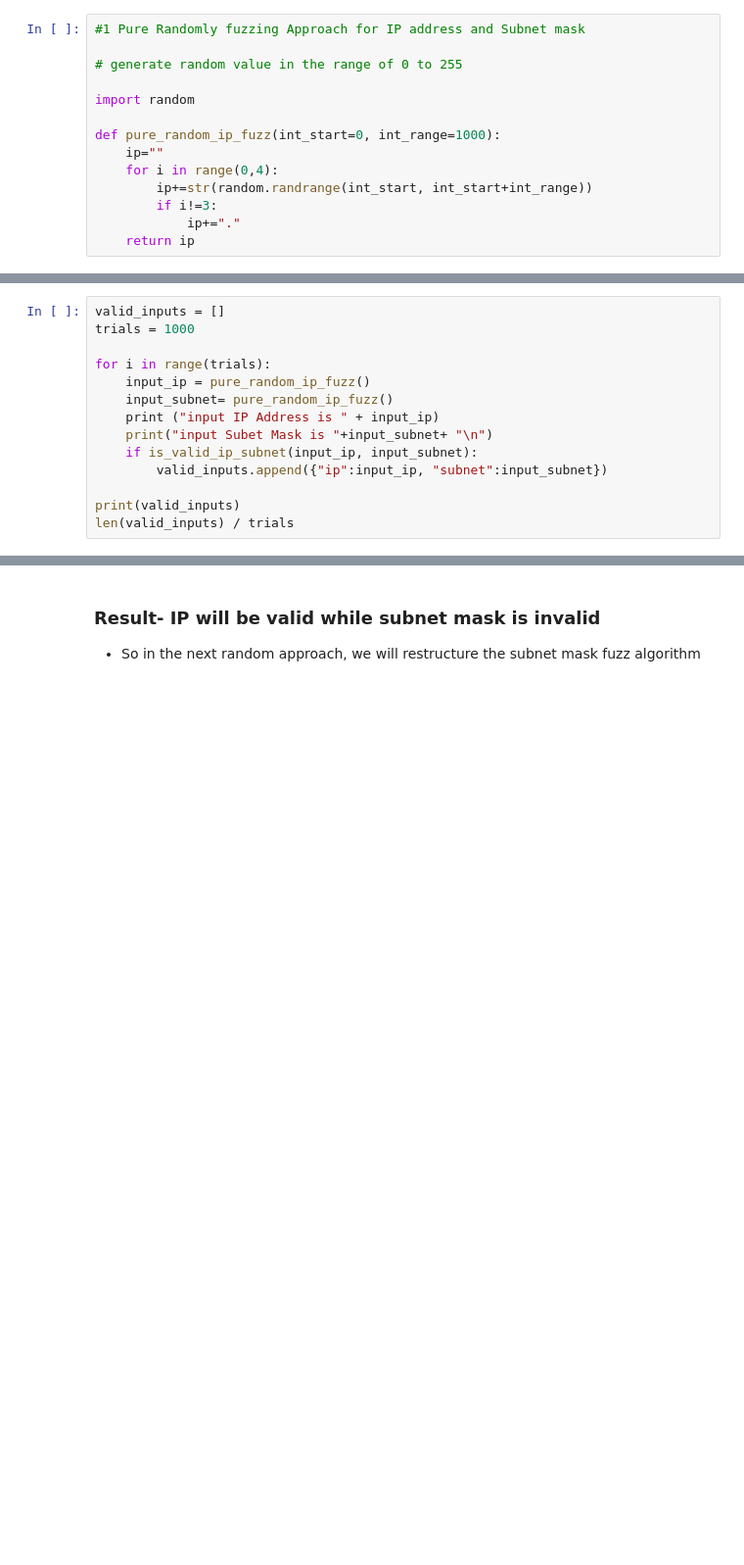
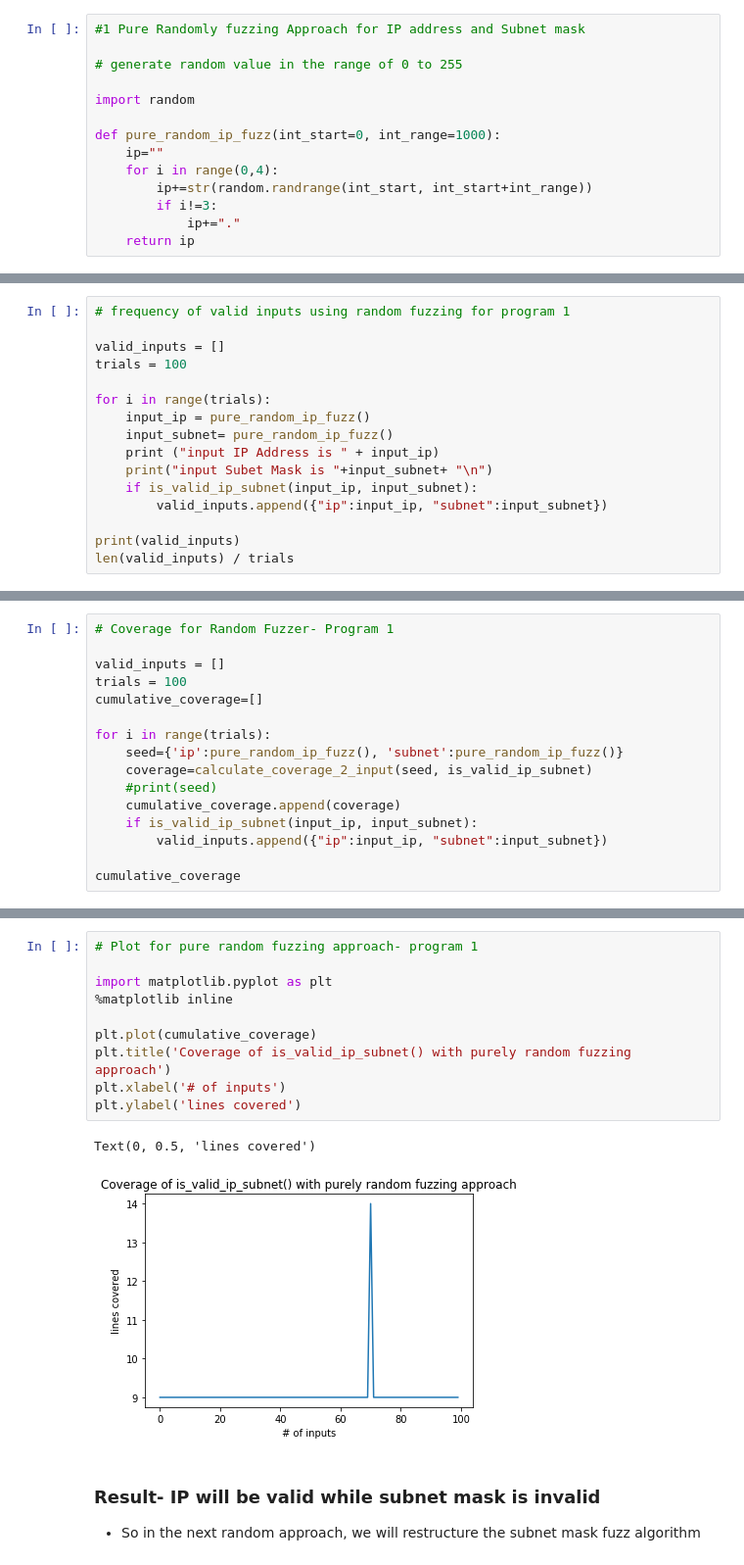
Before and after one commit to PrashanthiRamesh/SOEN-7481-Assignment-2, a Jupyter notebook: Coverage Guided Fuzzer.ipynb, the cells around one changed output, grey strips where cells are left out. Shown: that part at 98% size. Cells and saved outputs as stored; diff of their text form; blank space fills up the shorter version.

```diff
--- a/Coverage Guided Fuzzer.ipynb
+++ b/Coverage Guided Fuzzer.ipynb
@@ -273,6 +314,8 @@ pure_random_ip_fuzz()
 # %%
+# frequency of valid inputs using random fuzzing for program 1
+
 valid_inputs = []
-trials = 1000
+trials = 100
 
 for i in range(trials):
     input_ip = pure_random_ip_fuzz()
@@ -303,3 +346,19 @@ input Subet Mask is 284.202.204.10
 
 []
 0.0
+# %%
+# Coverage for Random Fuzzer- Program 1
+
+valid_inputs = []
+trials = 100
+cumulative_coverage=[]
+
+for i in range(trials):
+    seed={'ip':pure_random_ip_fuzz(), 'subnet':pure_random_ip_fuzz()}
+    coverage=calculate_coverage_2_input(seed, is_valid_ip_subnet)
+    #print(seed)
+    cumulative_coverage.append(coverage)
+    if is_valid_ip_subnet(input_ip, input_subnet):
+        valid_inputs.append({"ip":input_ip, "subnet":input_subnet})
+
+cumulative_coverage
@@ -306,3 +383,16 @@ input Subet Mask is 284.202.204.10
+# %%
+# Plot for pure random fuzzing approach- program 1
+
+import matplotlib.pyplot as plt
+%matplotlib inline
+
+plt.plot(cumulative_coverage)
+plt.title('Coverage of is_valid_ip_subnet() with purely random fuzzing approach')
+plt.xlabel('# of inputs')
+plt.ylabel('lines covered')
+# %% [output]
+Text(0, 0.5, 'lines covered')
+[figure, added]
 # %% [markdown]
 ### Result- IP will be valid while subnet mask is invalid
 
```
Also changed, not shown: parts of 62 cells of this notebook.
